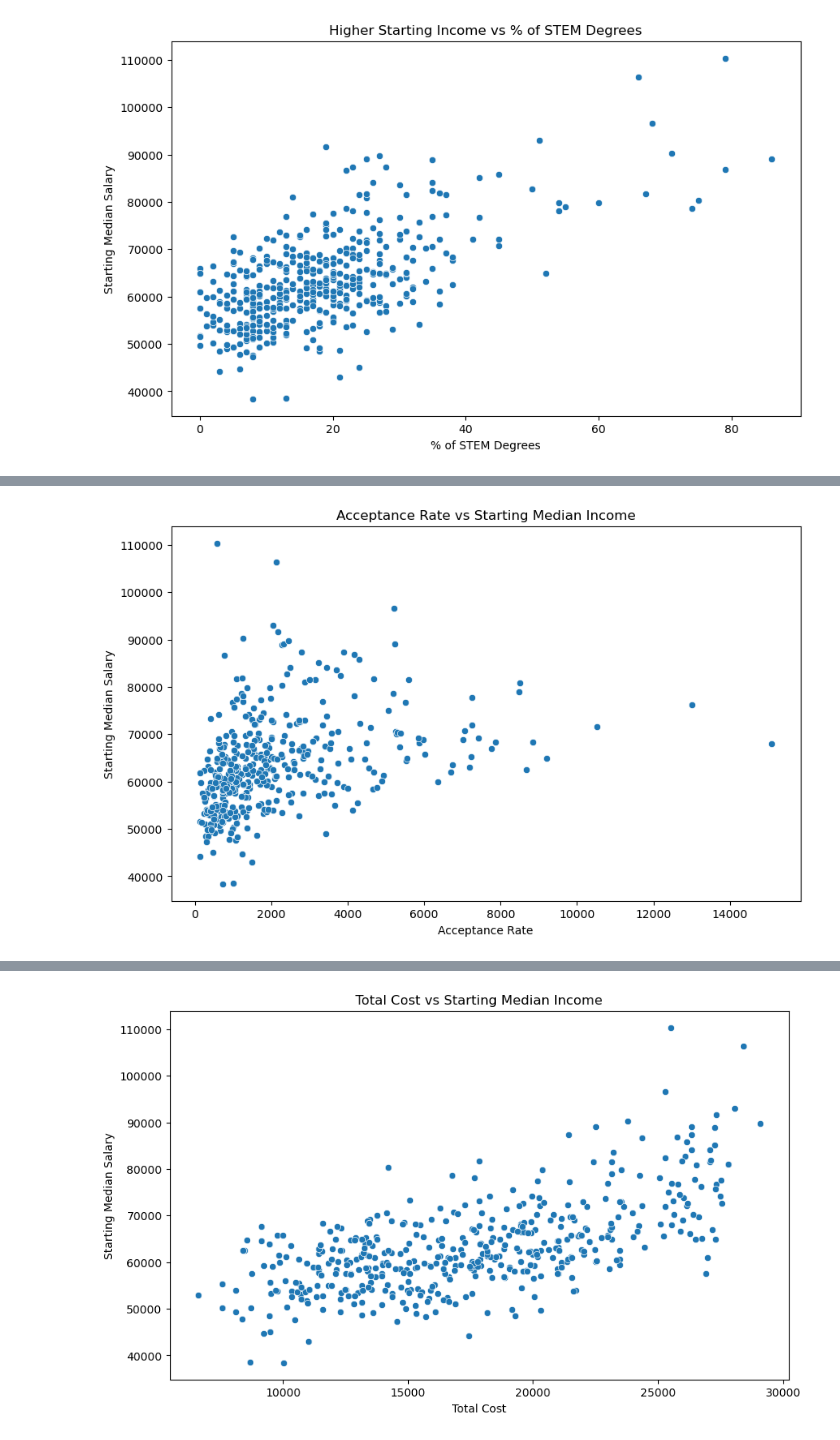
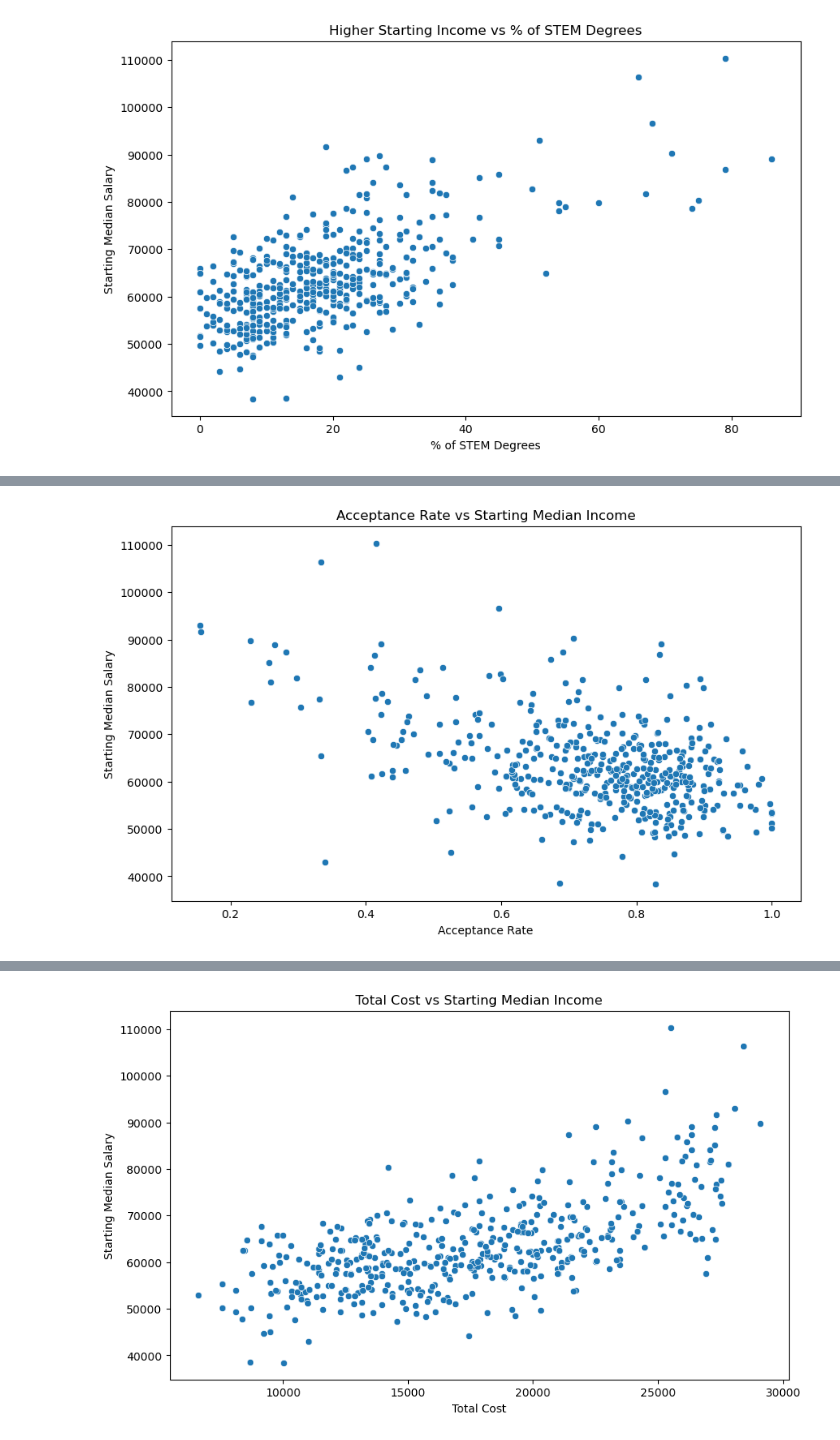
Before and after one commit to sWeeks99/Education_Trends_and_Opportunities, a Jupyter notebook: gulsens_analysis/gulsens_analysis.ipynb, the cells around one changed output, grey strips where cells are left out. Cells and saved outputs as stored; diff of their text form; code cells hidden in the pictures.

```diff
--- a/gulsens_analysis/gulsens_analysis.ipynb
+++ b/gulsens_analysis/gulsens_analysis.ipynb
@@ -164,13 +165,13 @@ plt.show()
 # %%
 # Scatter plot: Acceptance rate vs Starting Median Income
 plt.figure(figsize=(10, 6))
-sns.scatterplot(x='Accept', y='Early Career Pay', data=merged_data)
+sns.scatterplot(x='Acceptance Rate', y='Early Career Pay', data=merged_data)
 plt.title('Acceptance Rate vs Starting Median Income')
 plt.xlabel('Acceptance Rate')
 plt.ylabel('Starting Median Salary')
 plt.show()
 # %% [output]
-[figure, old version]
+[figure, new version]
 # %%
 # Scatter plot: Acceptance rate vs Graduation Rate
 plt.figure(figsize=(10, 6))
```
Also changed, not shown: parts of 5 cells of this notebook.
